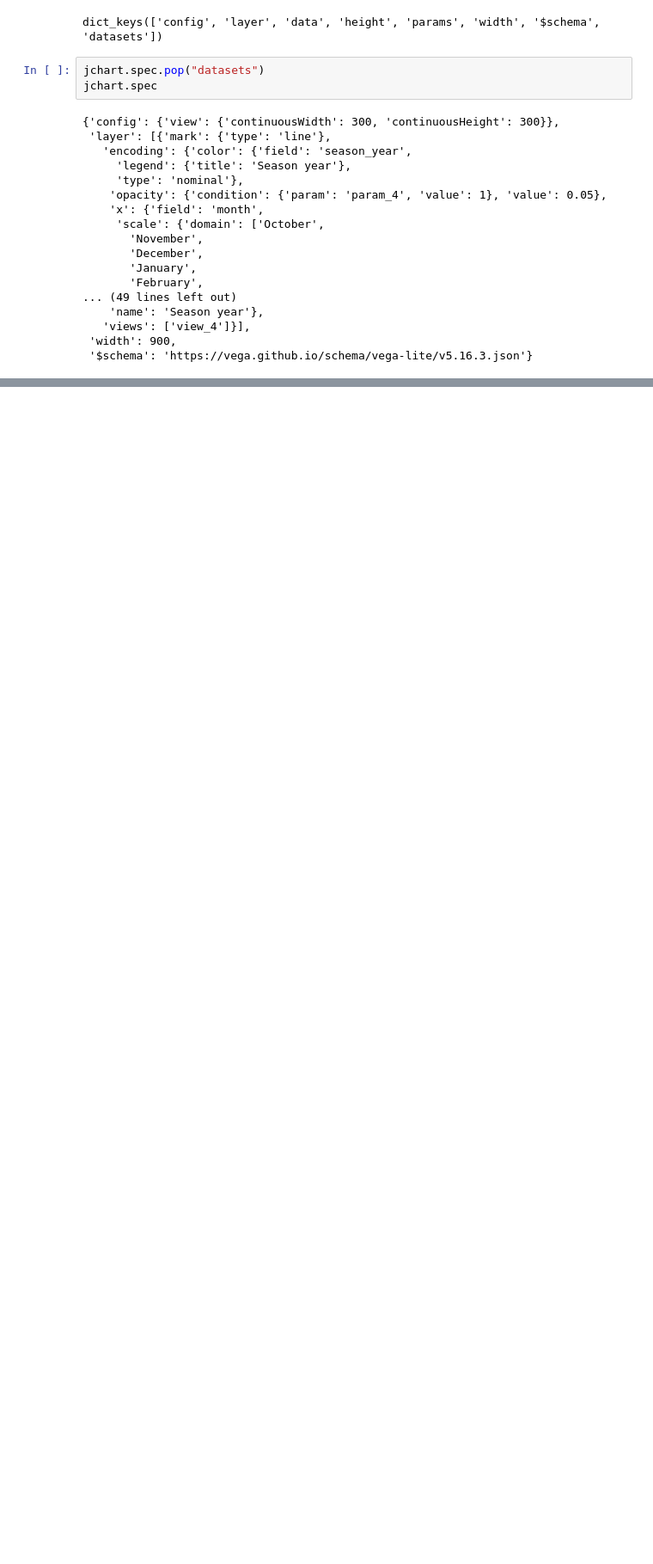
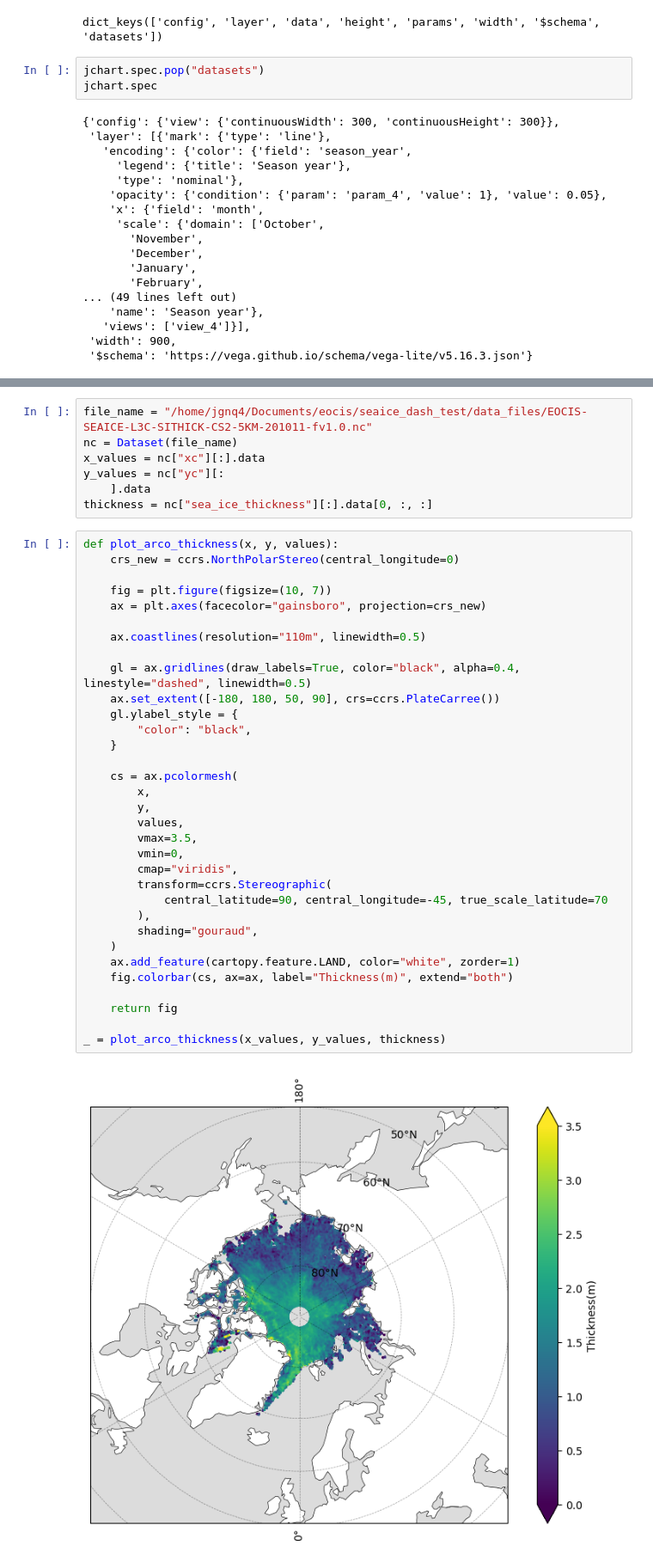
Before and after one commit to BenP31/eocis_seaice_dash, a Jupyter notebook: seaice_test.ipynb, the cells around one changed output, grey strips where cells are left out. Shown at 86% size. Drawn from its saved outputs; the diff is of its cells as text; blank space fills up the shorter version.

```diff
--- a/seaice_test.ipynb
+++ b/seaice_test.ipynb
@@ -132,0 +113,42 @@ save_json_file("test.json", test_out_data)
+# %%
+file_name = "/home/jgnq4/Documents/eocis/seaice_dash_test/data_files/EOCIS-SEAICE-L3C-SITHICK-CS2-5KM-201011-fv1.0.nc"
+nc = Dataset(file_name)
+x_values = nc["xc"][:].data
+y_values = nc["yc"][:
+    ].data
+thickness = nc["sea_ice_thickness"][:].data[0, :, :]
+# %%
+def plot_arco_thickness(x, y, values):
+    crs_new = ccrs.NorthPolarStereo(central_longitude=0)
+
+    fig = plt.figure(figsize=(10, 7))
+    ax = plt.axes(facecolor="gainsboro", projection=crs_new)
+
+    ax.coastlines(resolution="110m", linewidth=0.5)
+
+    gl = ax.gridlines(draw_labels=True, color="black", alpha=0.4, linestyle="dashed", linewidth=0.5)
+    ax.set_extent([-180, 180, 50, 90], crs=ccrs.PlateCarree())
+    gl.ylabel_style = {
+        "color": "black",
+    }
+
+    cs = ax.pcolormesh(
+        x,
+        y,
+        values,
+        vmax=3.5,
+        vmin=0,
+        cmap="viridis",
+        transform=ccrs.Stereographic(
+            central_latitude=90, central_longitude=-45, true_scale_latitude=70
+        ),
+        shading="gouraud",
+    )
+    ax.add_feature(cartopy.feature.LAND, color="white", zorder=1)
+    fig.colorbar(cs, ax=ax, label="Thickness(m)", extend="both")
+
+    return fig
+
+_ = plot_arco_thickness(x_values, y_values, thickness)
+# %% [output]
+[figure, added]
```
Also changed, not shown: parts of 4 cells of this notebook, 2 other files.
